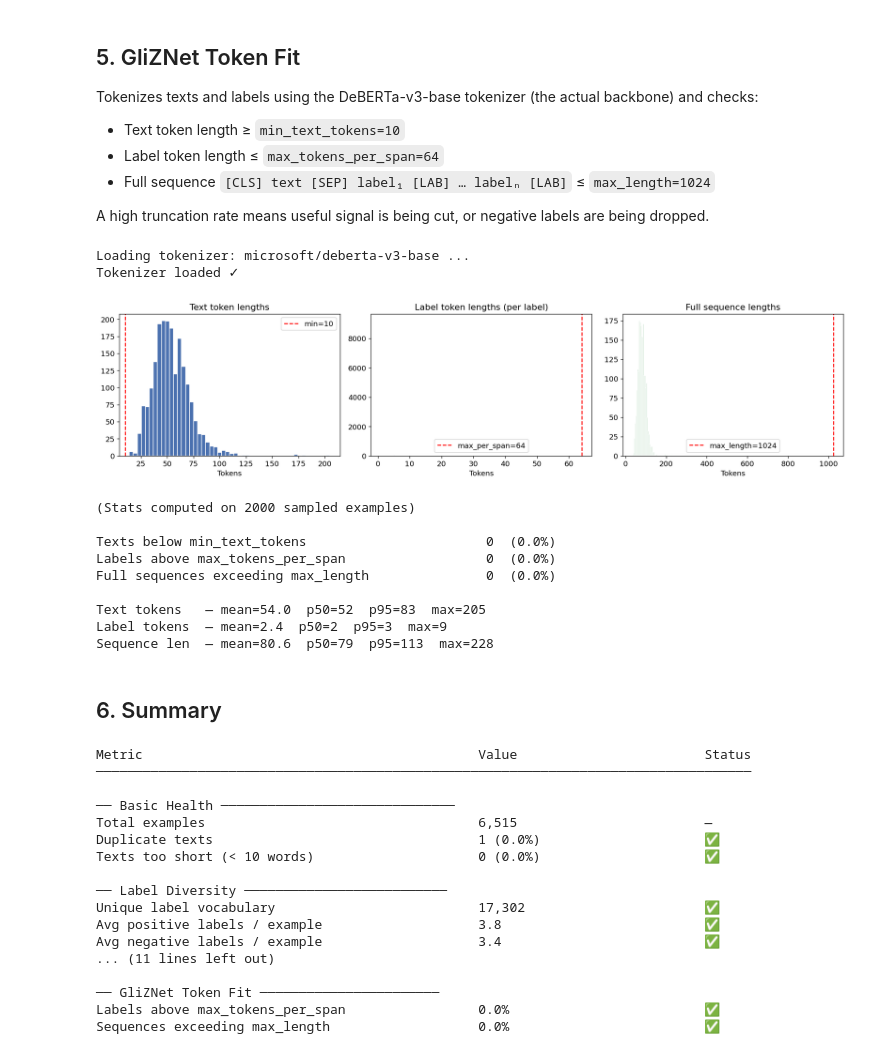
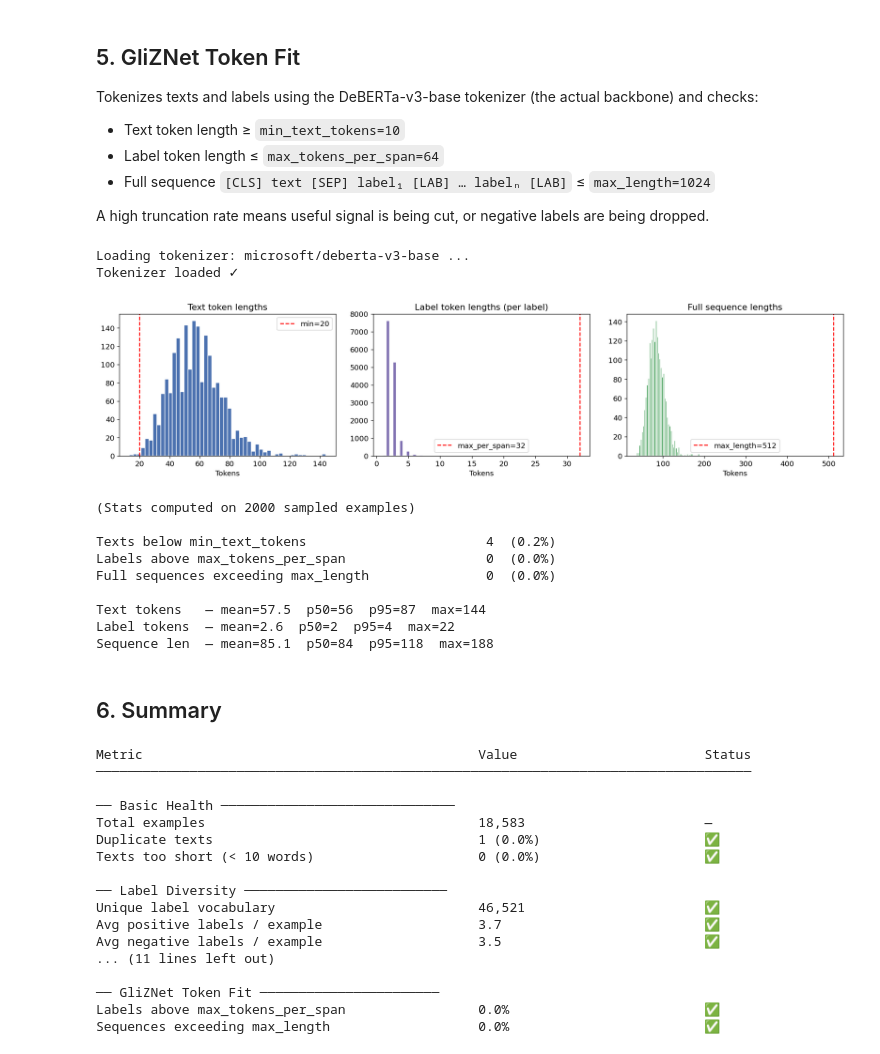
Before and after one commit to KameniAlexNea/generate-gliznet-data, a Jupyter notebook: notebooks/DataAnalysis.ipynb, the cells around one changed output. Cells and saved outputs as stored; diff of their text form; code cells hidden in the pictures.

```diff
--- a/notebooks/DataAnalysis.ipynb
+++ b/notebooks/DataAnalysis.ipynb
@@ -397,9 +398,9 @@ sys.path.insert(0, "..")
 from transformers import AutoTokenizer
 
 MODEL = "microsoft/deberta-v3-base"
-MAX_LENGTH         = 1024
-MAX_TOKENS_PER_SPAN = 64
-MIN_TEXT_TOKENS    = 10
+MAX_LENGTH         = 512
+MAX_TOKENS_PER_SPAN = 32
+MIN_TEXT_TOKENS    = 20
 
 print(f"Loading tokenizer: {MODEL} ...")
 tok = AutoTokenizer.from_pretrained(MODEL)
@@ -436,43 +437,43 @@ n_text_too_short  = (text_token_lens < MIN_TEXT_TOKENS).sum()
 n_label_too_long  = (label_token_lens > MAX_TOKENS_PER_SPAN).sum()
 n_seq_truncated   = (seq_lens > MAX_LENGTH).sum()
 
 fig, axes = plt.subplots(1, 3, figsize=(16, 4))
 
 axes[0].hist(text_token_lens, bins=50, color="#4C72B0", edgecolor="white")
 axes[0].axvline(MIN_TEXT_TOKENS, color="red", linestyle="--", label=f"min={MIN_TEXT_TOKENS}")
 axes[0].set_title("Text token lengths"); axes[0].set_xlabel("Tokens"); axes[0].legend()
 
 axes[1].hist(label_token_lens, bins=40, color="#8172B2", edgecolor="white")
 axes[1].axvline(MAX_TOKENS_PER_SPAN, color="red", linestyle="--", label=f"max_per_span={MAX_TOKENS_PER_SPAN}")
 axes[1].set_title("Label token lengths (per label)"); axes[1].set_xlabel("Tokens"); axes[1].legend()
 
 axes[2].hist(seq_lens, bins=50, color="#55A868", edgecolor="white")
 axes[2].axvline(MAX_LENGTH, color="red", linestyle="--", label=f"max_length={MAX_LENGTH}")
 axes[2].set_title("Full sequence lengths"); axes[2].set_xlabel("Tokens"); axes[2].legend()
 
 plt.tight_layout()
 plt.show()
 
 print(f"(Stats computed on {SAMPLE} sampled examples)\n")
 print(f"{'Texts below min_text_tokens':<45} {n_text_too_short:>5}  ({100*n_text_too_short/SAMPLE:.1f}%)")
 print(f"{'Labels above max_tokens_per_span':<45} {n_label_too_long:>5}  ({100*n_label_too_long/len(label_token_lens):.1f}%)")
 print(f"{'Full sequences exceeding max_length':<45} {n_seq_truncated:>5}  ({100*n_seq_truncated/SAMPLE:.1f}%)")
 print(f"\nText tokens   — mean={text_token_lens.mean():.1f}  p50={np.median(text_token_lens):.0f}  p95={np.percentile(text_token_lens,95):.0f}  max={text_token_lens.max()}")
 print(f"Label tokens  — mean={label_token_lens.mean():.1f}  p50={np.median(label_token_lens):.0f}  p95={np.percentile(label_token_lens,95):.0f}  max={label_token_lens.max()}")
 print(f"Sequence len  — mean={seq_lens.mean():.1f}  p50={np.median(seq_lens):.0f}  p95={np.percentile(seq_lens,95):.0f}  max={seq_lens.max()}")
 # %% [output]
 Loading tokenizer: microsoft/deberta-v3-base ...
 Tokenizer loaded ✓
-[figure, old version]
+[figure, new version]
 (Stats computed on 2000 sampled examples)
 
-Texts below min_text_tokens                       0  (0.0%)
+Texts below min_text_tokens                       4  (0.2%)
 Labels above max_tokens_per_span                  0  (0.0%)
 Full sequences exceeding max_length               0  (0.0%)
 
-Text tokens   — mean=54.0  p50=52  p95=83  max=205
-Label tokens  — mean=2.4  p50=2  p95=3  max=9
-Sequence len  — mean=80.6  p50=79  p95=113  max=228
+Text tokens   — mean=57.5  p50=56  p95=87  max=144
+Label tokens  — mean=2.6  p50=2  p95=4  max=22
+Sequence len  — mean=85.1  p50=84  p95=118  max=188
 # %% [markdown]
 ## 6. Summary
 # %%
@@ -489,7 +490,7 @@ rows = [
     ("Avg positive labels / example",     f"{df['n_pos'].mean():.1f}",                  verdict(df['n_pos'].mean() >= 2)),
     ("Avg negative labels / example",     f"{df['n_neg'].mean():.1f}",                  verdict(df['n_neg'].mean() >= 2)),
     ("── Label Reuse (CRITICAL) ──────────────────", "", ""),
-    ("Avg appearances per label",         f"{len(all_labels_flat)/unique_all:.2f}×",    verdict(len(all_labels_flat)/unique_all >= 3)),
+    ("Avg appearances per label",         f"{len(all_labels_flat)/unique_all:.2f}×",    verdict(len(all_labels_flat)/unique_all >= 2.5)),
     ("Singleton labels (appear once)",    f"{n_singleton:,} ({100*n_singleton/unique_all:.1f}%)", verdict(n_singleton/unique_all < 0.30)),
     ("Labels in both pos+neg roles",      f"{n_cross_role:,} ({pct_cross_role:.1f}%)", verdict(pct_cross_role >= 30)),
     ("Labels only-positive",              f"{only_pos:,} ({100*only_pos/unique_all:.1f}%)", verdict(only_pos/unique_all < 0.40)),
@@ -516,14 +517,14 @@ Metric                                           Value                        St
 ────────────────────────────────────────────────────────────────────────────────────
 
 ── Basic Health ──────────────────────────────
-Total examples                                   6,515                        —
+Total examples                                   18,583                       —
 Duplicate texts                                  1 (0.0%)                     ✅
 Texts too short (< 10 words)                     0 (0.0%)                     ✅
 
 ── Label Diversity ──────────────────────────
-Unique label vocabulary                          17,302                       ✅
-Avg positive labels / example                    3.8                          ✅
-Avg negative labels / example                    3.4                          ✅
+Unique label vocabulary                          46,521                       ✅
+Avg positive labels / example                    3.7                          ✅
+Avg negative labels / example                    3.5                          ✅
 ... (11 lines left out)
 
 ── GliZNet Token Fit ───────────────────────
```
Also changed, not shown: parts of 9 cells of this notebook, 4 other files.
